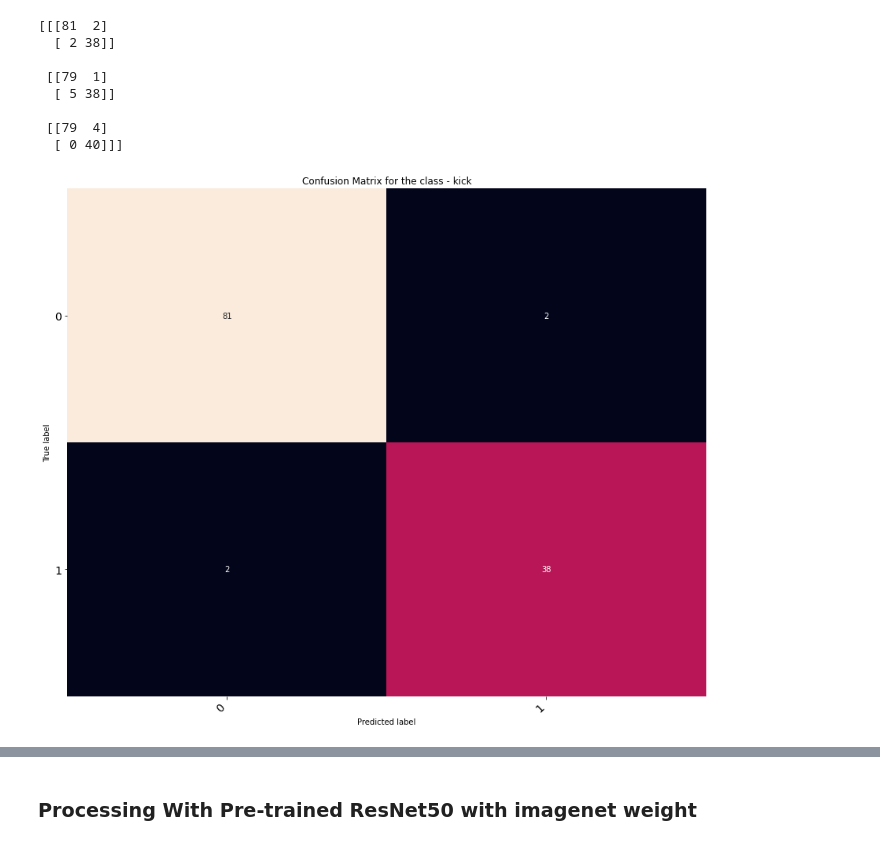
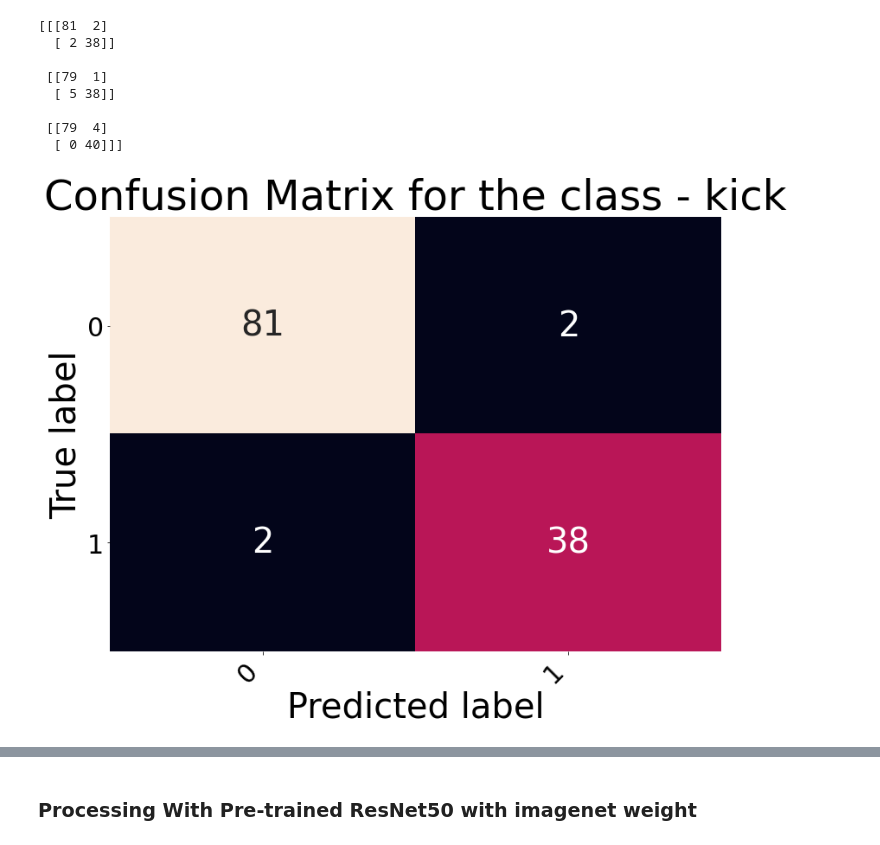
Before and after one commit to Sakibapon/Real-Time-Action-Recognition-from-Video-Footage, a Jupyter notebook: action-recognition.ipynb, the cells around one changed output, grey strips where cells are left out. Cells and saved outputs as stored; diff of their text form; code cells hidden in the pictures.

```diff
--- a/action-recognition.ipynb
+++ b/action-recognition.ipynb
@@ -493,6 +493,7 @@ def print_confusion_matrix(confusion_matrix, axes, class_label, class_names, fon
     axes.set_title("Confusion Matrix for the class - " + class_label)
 # %%
 fig, ax = plt.subplots(1, 1, figsize=(12, 10))
+plt.rcParams.update({'font.size': 40})
 print_confusion_matrix(confusion_matrix[0], ax, action_values[0], ["0", "1"])
 fig.tight_layout()
 plt.show()
@@ -501,5 +502,6 @@ plt.show()
 # %%
 fig, ax = plt.subplots(1, 1, figsize=(12, 10))
+plt.rcParams.update({'font.size': 40})
 print_confusion_matrix(confusion_matrix[1], ax, action_values[1], ["0", "1"])
 fig.tight_layout()
 plt.show()
@@ -508,5 +510,6 @@ plt.show()
 # %%
 fig, ax = plt.subplots(1, 1, figsize=(12, 10))
+plt.rcParams.update({'font.size': 40})
 print_confusion_matrix(confusion_matrix[2], ax, action_values[2], ["0", "1"])
 fig.tight_layout()
 plt.show()
@@ -758,8 +761,8 @@ import pandas as pd
 import matplotlib.pyplot as plt
 import seaborn as sns
 
-
-def print_confusion_matrix(confusion_matrix, axes, class_label, class_names, fontsize=14):
+confusion_matrix=([[[81,  2], [ 2, 38]],[[79 , 1],[ 5 ,38]],[[79,  4],[ 0 ,40]]])
+def print_confusion_matrix(confusion_matrix, axes, class_label, class_names, fontsize=30):
 
     df_cm = pd.DataFrame(
         confusion_matrix, index=class_names, columns=class_names,
@@ -776,10 +779,11 @@ def print_confusion_matrix(confusion_matrix, axes, class_label, class_names, fon
     axes.set_title("Confusion Matrix for the class - " + class_label)
 # %%
 fig, ax = plt.subplots(1, 1, figsize=(12, 10))
+plt.rcParams.update({'font.size': 40})
 print_confusion_matrix(confusion_matrix[0], ax, action_values[0], ["0", "1"])
 fig.tight_layout()
 plt.show()
 # %% [output]
-[figure, old version]
+[figure, new version]
 # %%
 fig, ax = plt.subplots(1, 1, figsize=(12, 10))
```
Also changed, not shown: parts of 9 cells of this notebook.
